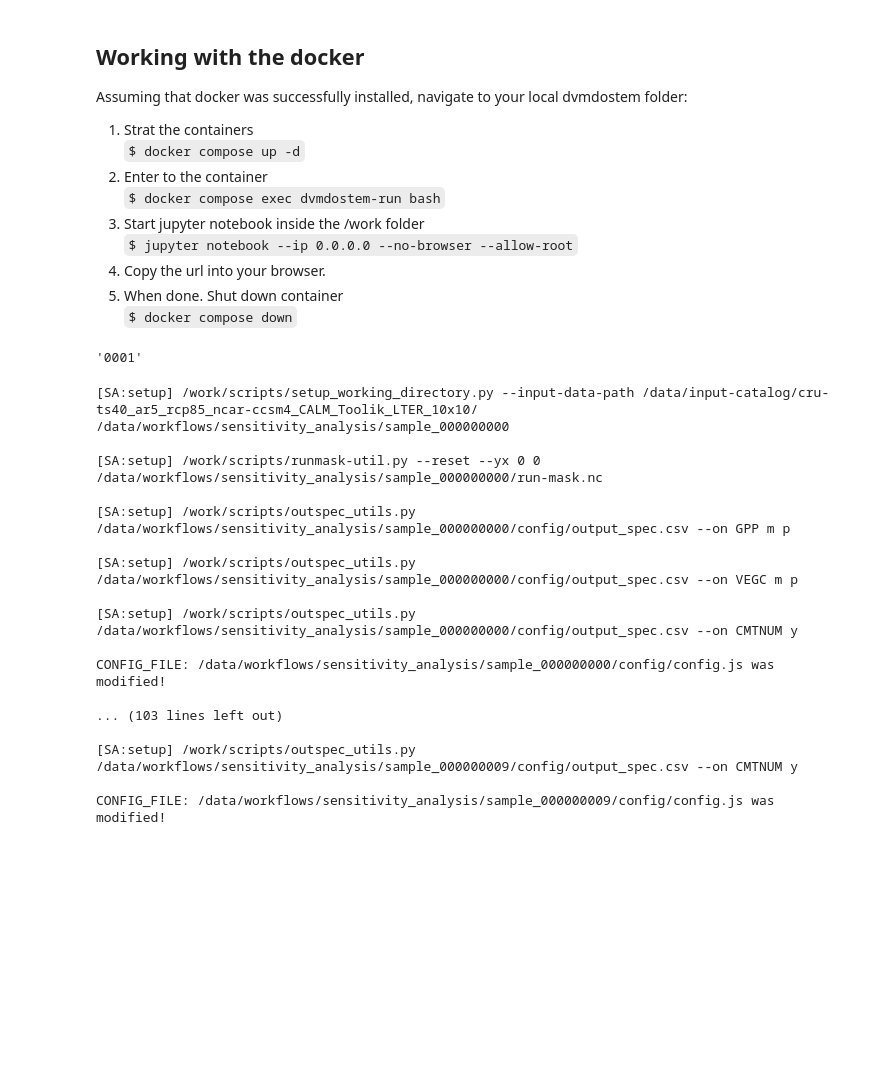
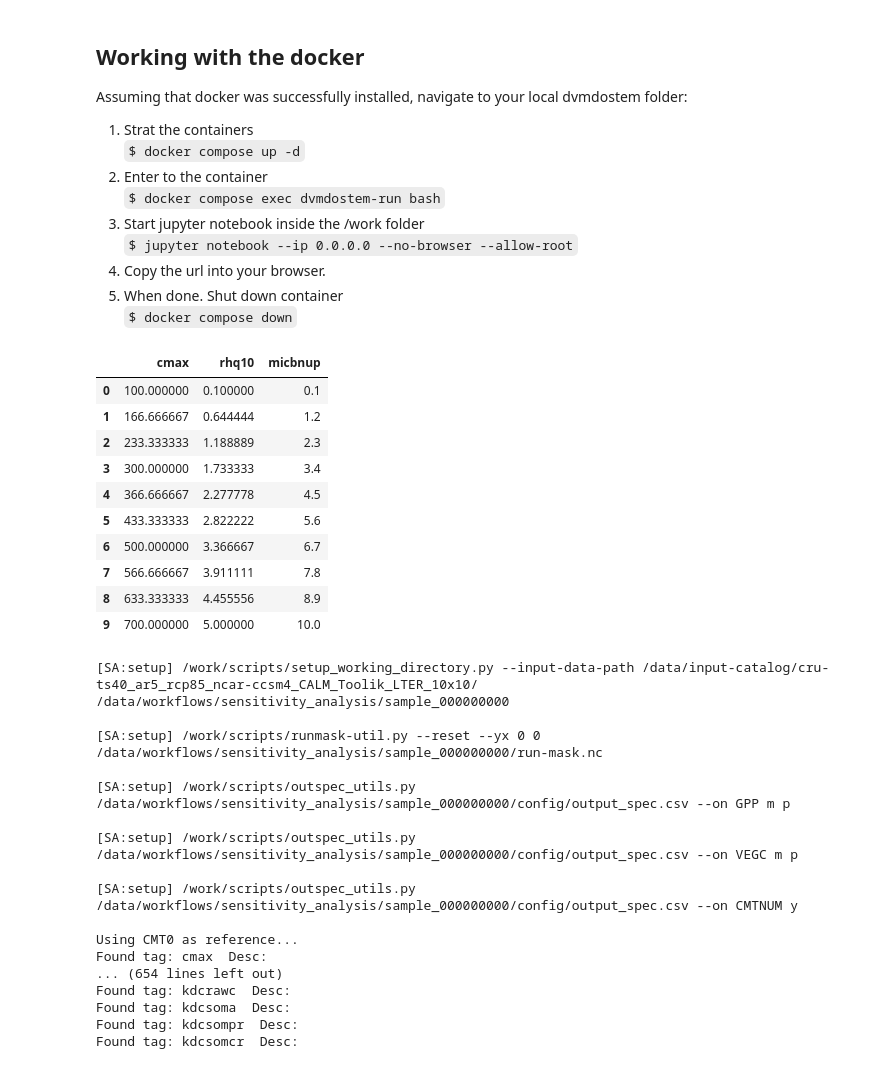
Before and after one commit to uaf-arctic-eco-modeling/dvm-dos-tem, a Jupyter notebook: scripts/Docker-sensitivity-workflow.ipynb, the cells around one changed output. Saved outputs shown, nothing was run; the diff lists cells and outputs as text; code cells hidden in the pictures; blank space fills up the shorter version.

Commit message:
MAJOR Clean up of notebook...
...to only use new SensitivityDriver class.

```diff
--- a/scripts/Docker-sensitivity-workflow.ipynb
+++ b/scripts/Docker-sensitivity-workflow.ipynb
@@ -48,5 +52 @@ def generate_sample_matrix(pspecs, N, method='uniform'):
     return pd.DataFrame(sample_matrix)
-# %%
-'{:04d}'.format(1)
-# %% [output]
-'0001'
@@ -63 +53,16 @@ sample_matrix = generate_sample_matrix(param_specs, 10)
+# %%
+sample_matrix = generate_sample_matrix(param_specs, 10)
+sample_matrix
+# %% [output]
+|  | cmax | rhq10 | micbnup |
+| 0 | 100.000000 | 0.100000 | 0.1 |
+| 1 | 166.666667 | 0.644444 | 1.2 |
+| 2 | 233.333333 | 1.188889 | 2.3 |
+| 3 | 300.000000 | 1.733333 | 3.4 |
+| 4 | 366.666667 | 2.277778 | 4.5 |
+| 5 | 433.333333 | 2.822222 | 5.6 |
+| 6 | 500.000000 | 3.366667 | 6.7 |
+| 7 | 566.666667 | 3.911111 | 7.8 |
+| 8 | 633.333333 | 4.455556 | 8.9 |
+| 9 | 700.000000 | 5.000000 | 10.0 |
 # %%
@@ -65,21 +70,20 @@ x2 = Sensitivity.SensitivityDriver(param_specs, sample_matrix)
-# %%
-x2.params
-x2.setup_multi()
-# %% [output]
-[SA:setup] /work/scripts/setup_working_directory.py --input-data-path /data/input-catalog/cru-ts40_ar5_rcp85_ncar-ccsm4_CALM_Toolik_LTER_10x10/ /data/workflows/sensitivity_analysis/sample_000000000
-
-[SA:setup] /work/scripts/runmask-util.py --reset --yx 0 0 /data/workflows/sensitivity_analysis/sample_000000000/run-mask.nc
-
-[SA:setup] /work/scripts/outspec_utils.py /data/workflows/sensitivity_analysis/sample_000000000/config/output_spec.csv --on GPP m p
-
-[SA:setup] /work/scripts/outspec_utils.py /data/workflows/sensitivity_analysis/sample_000000000/config/output_spec.csv --on VEGC m p
-
-[SA:setup] /work/scripts/outspec_utils.py /data/workflows/sensitivity_analysis/sample_000000000/config/output_spec.csv --on CMTNUM y
-
-CONFIG_FILE: /data/workflows/sensitivity_analysis/sample_000000000/config/config.js was modified!
-
-... (103 lines left out)
-
-[SA:setup] /work/scripts/outspec_utils.py /data/workflows/sensitivity_analysis/sample_000000009/config/output_spec.csv --on CMTNUM y
-
-CONFIG_FILE: /data/workflows/sensitivity_analysis/sample_000000009/config/config.js was modified!
+# %%
+driver.setup_multi()
+# %% [output]
+[SA:setup] /work/scripts/setup_working_directory.py --input-data-path /data/input-catalog/cru-ts40_ar5_rcp85_ncar-ccsm4_CALM_Toolik_LTER_10x10/ /data/workflows/sensitivity_analysis/sample_000000000
+
+[SA:setup] /work/scripts/runmask-util.py --reset --yx 0 0 /data/workflows/sensitivity_analysis/sample_000000000/run-mask.nc
+
+[SA:setup] /work/scripts/outspec_utils.py /data/workflows/sensitivity_analysis/sample_000000000/config/output_spec.csv --on GPP m p
+
+[SA:setup] /work/scripts/outspec_utils.py /data/workflows/sensitivity_analysis/sample_000000000/config/output_spec.csv --on VEGC m p
+
+[SA:setup] /work/scripts/outspec_utils.py /data/workflows/sensitivity_analysis/sample_000000000/config/output_spec.csv --on CMTNUM y
+
+Using CMT0 as reference...
+Found tag: cmax  Desc:
+... (654 lines left out)
+Found tag: kdcrawc  Desc:
+Found tag: kdcsoma  Desc:
+Found tag: kdcsompr  Desc:
+Found tag: kdcsomcr  Desc:
```
Also changed, not shown: parts of 21 cells of this notebook, 1 other file.
